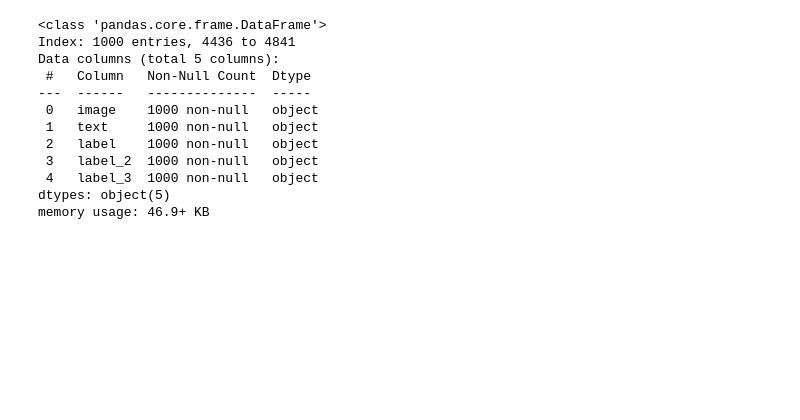
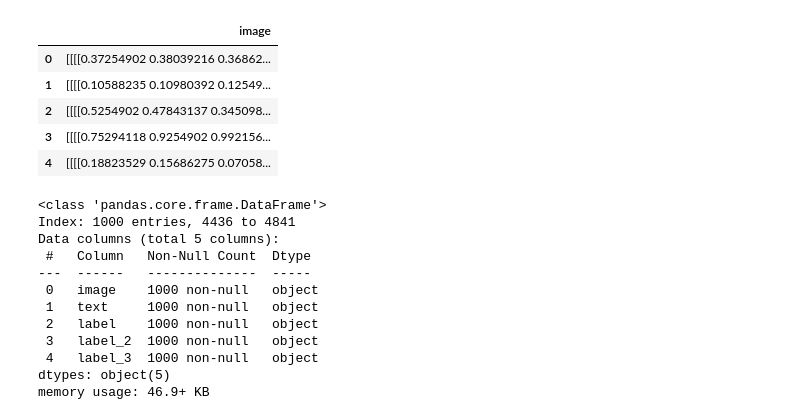
Before and after one commit to sellerstx1982/multimodal_damage_identification, a Jupyter notebook: project_3_(4).ipynb, the cells around one changed output. Drawn from its saved outputs; the diff is of its cells as text; code cells hidden in the pictures; blank space fills up the shorter version.

```diff
--- a/project_3_(4).ipynb
+++ b/project_3_(4).ipynb
@@ -30,0 +61,10 @@ Drive already mounted at /content/drive; to attempt to forcibly remount, call dr
+# %%
+data = pd.DataFrame({'image': images})
+data.head()
+# %% [output]
+|  | image |
+| 0 | [[[[0.37254902 0.38039216 0.36862... |
+| 1 | [[[[0.10588235 0.10980392 0.12549... |
+| 2 | [[[[0.5254902 0.47843137 0.345098... |
+| 3 | [[[[0.75294118 0.9254902 0.992156... |
+| 4 | [[[[0.18823529 0.15686275 0.07058... |
```
Also changed, not shown: parts of 13 cells of this notebook.
